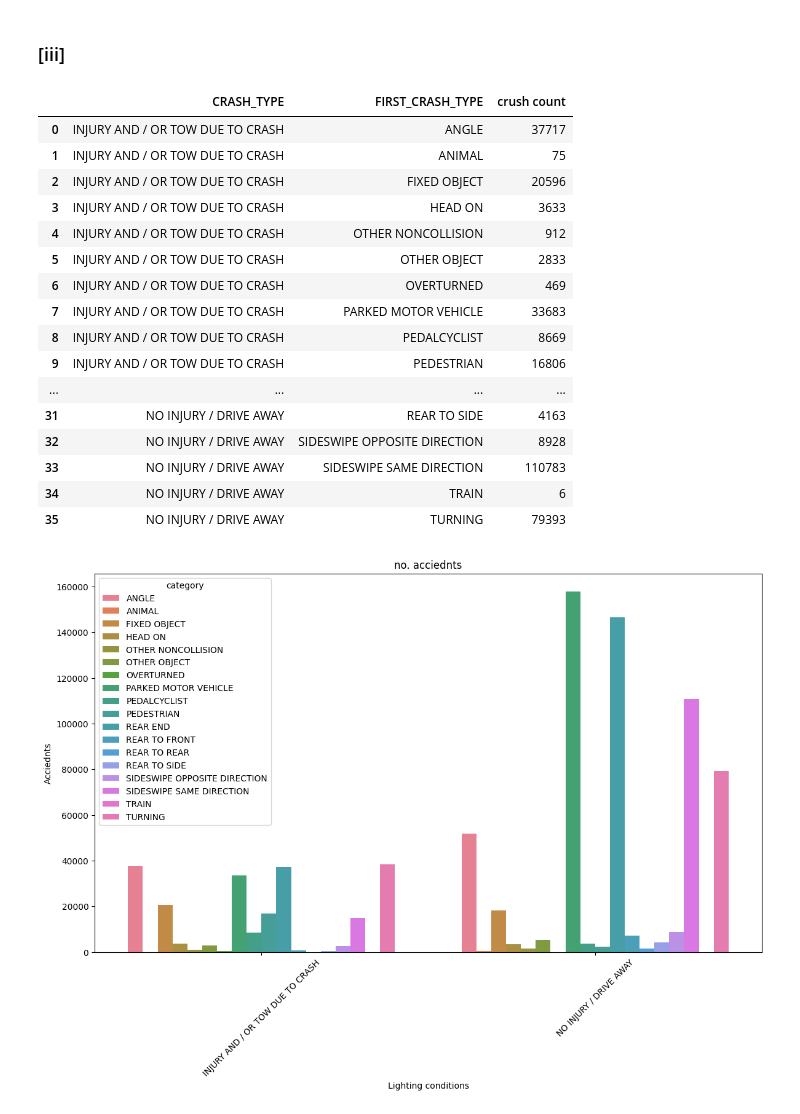
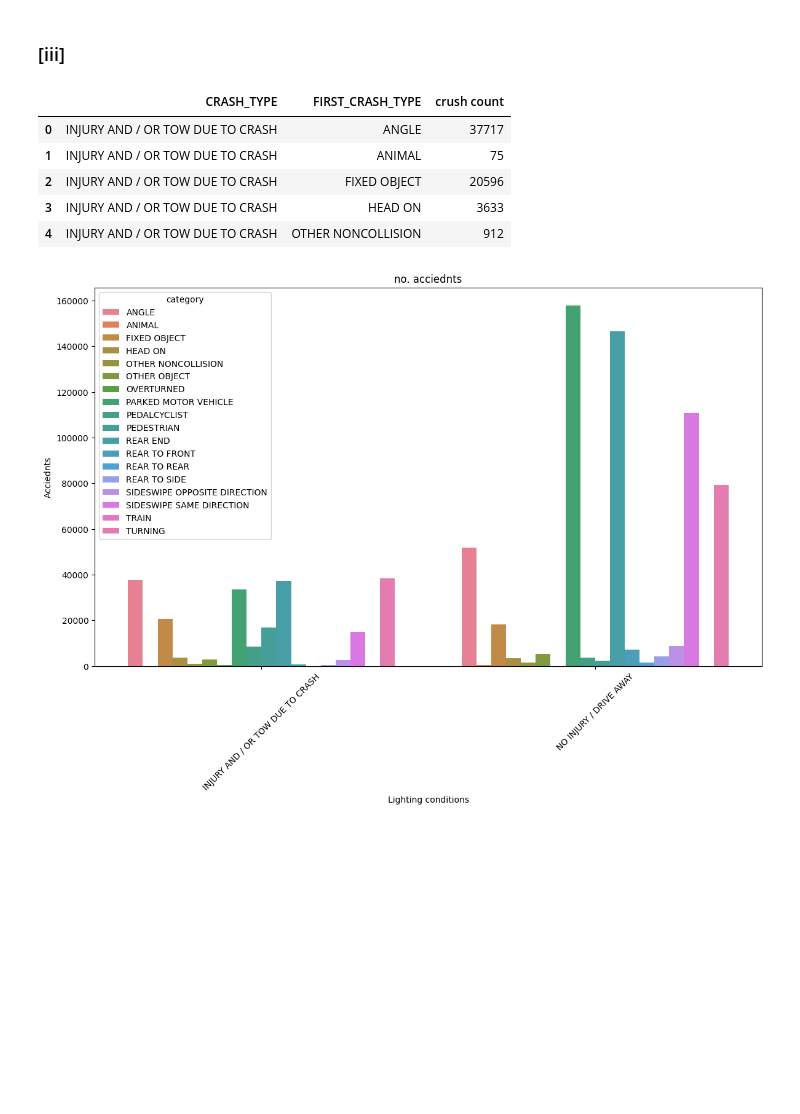
Before and after one commit to abdhashas/Data_mining_project, a Jupyter notebook: DM_HOMEWORK_1_BY_[عبدالرؤوف حسحس _طوني بطرس _عبد الله الزبداني].ipynb, the cells around one changed output. Drawn from its saved outputs; the diff is of its cells as text; code cells hidden in the pictures; blank space fills up the shorter version.

```diff
--- a/DM_HOMEWORK_1_BY_[عبدالرؤوف حسحس _طوني بطرس _عبد الله الزبداني].ipynb
+++ b/DM_HOMEWORK_1_BY_[عبدالرؤوف حسحس _طوني بطرس _عبد الله الزبداني].ipynb
@@ -1280,25 +1280,14 @@ plt.show()
 ### [iii]
 # %%
 crush_type = traffic_crashes.groupby(['CRASH_TYPE','FIRST_CRASH_TYPE']).size().reset_index(name='crush count')
-crush_type
+crush_type.head()
 # %% [output]
 |  | CRASH_TYPE | FIRST_CRASH_TYPE | crush count |
 | 0 | INJURY AND / OR TOW DUE TO CRASH | ANGLE | 37717 |
 | 1 | INJURY AND / OR TOW DUE TO CRASH | ANIMAL | 75 |
 | 2 | INJURY AND / OR TOW DUE TO CRASH | FIXED OBJECT | 20596 |
 | 3 | INJURY AND / OR TOW DUE TO CRASH | HEAD ON | 3633 |
 | 4 | INJURY AND / OR TOW DUE TO CRASH | OTHER NONCOLLISION | 912 |
-| 5 | INJURY AND / OR TOW DUE TO CRASH | OTHER OBJECT | 2833 |
-| 6 | INJURY AND / OR TOW DUE TO CRASH | OVERTURNED | 469 |
-| 7 | INJURY AND / OR TOW DUE TO CRASH | PARKED MOTOR VEHICLE | 33683 |
-| 8 | INJURY AND / OR TOW DUE TO CRASH | PEDALCYCLIST | 8669 |
-| 9 | INJURY AND / OR TOW DUE TO CRASH | PEDESTRIAN | 16806 |
-| ... | ... | ... | ... |
-| 31 | NO INJURY / DRIVE AWAY | REAR TO SIDE | 4163 |
-| 32 | NO INJURY / DRIVE AWAY | SIDESWIPE OPPOSITE DIRECTION | 8928 |
-| 33 | NO INJURY / DRIVE AWAY | SIDESWIPE SAME DIRECTION | 110783 |
-| 34 | NO INJURY / DRIVE AWAY | TRAIN | 6 |
-| 35 | NO INJURY / DRIVE AWAY | TURNING | 79393 |
 # %%
 plt.figure(figsize=(14, 8))
 sns.barplot(data=crush_type, x='CRASH_TYPE', y='crush count', hue='FIRST_CRASH_TYPE')
```
Also changed, not shown: parts of 6 cells of this notebook.
